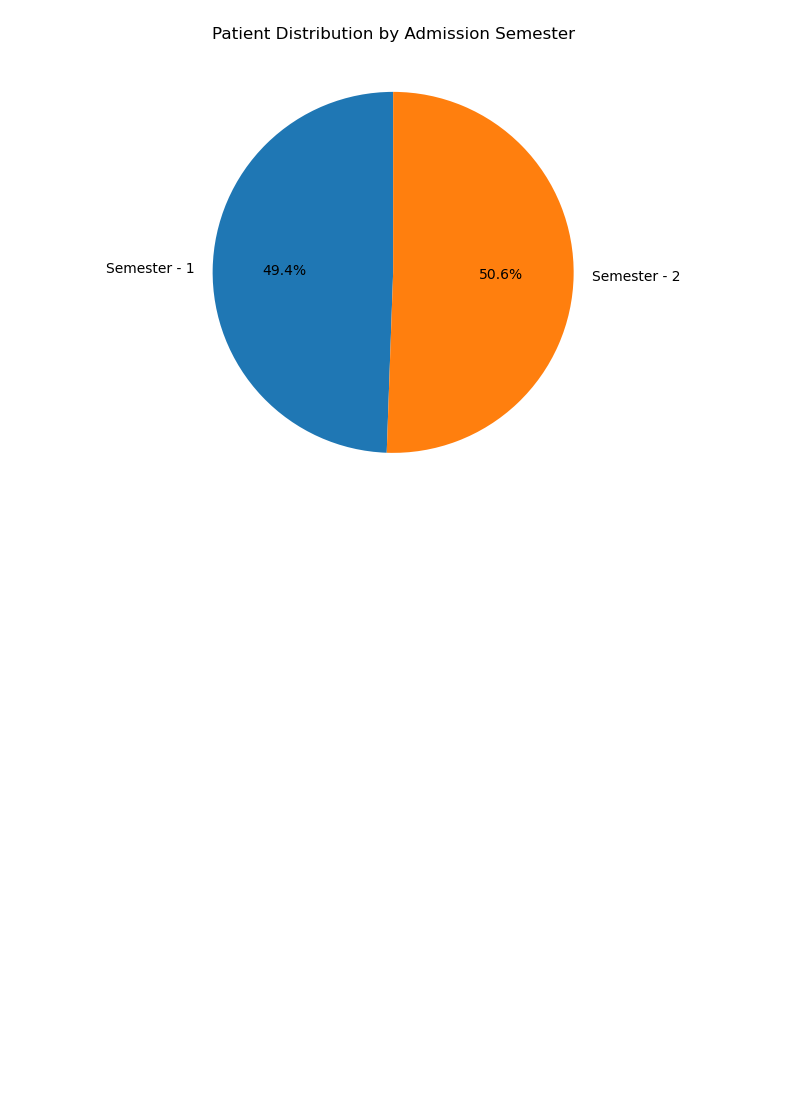
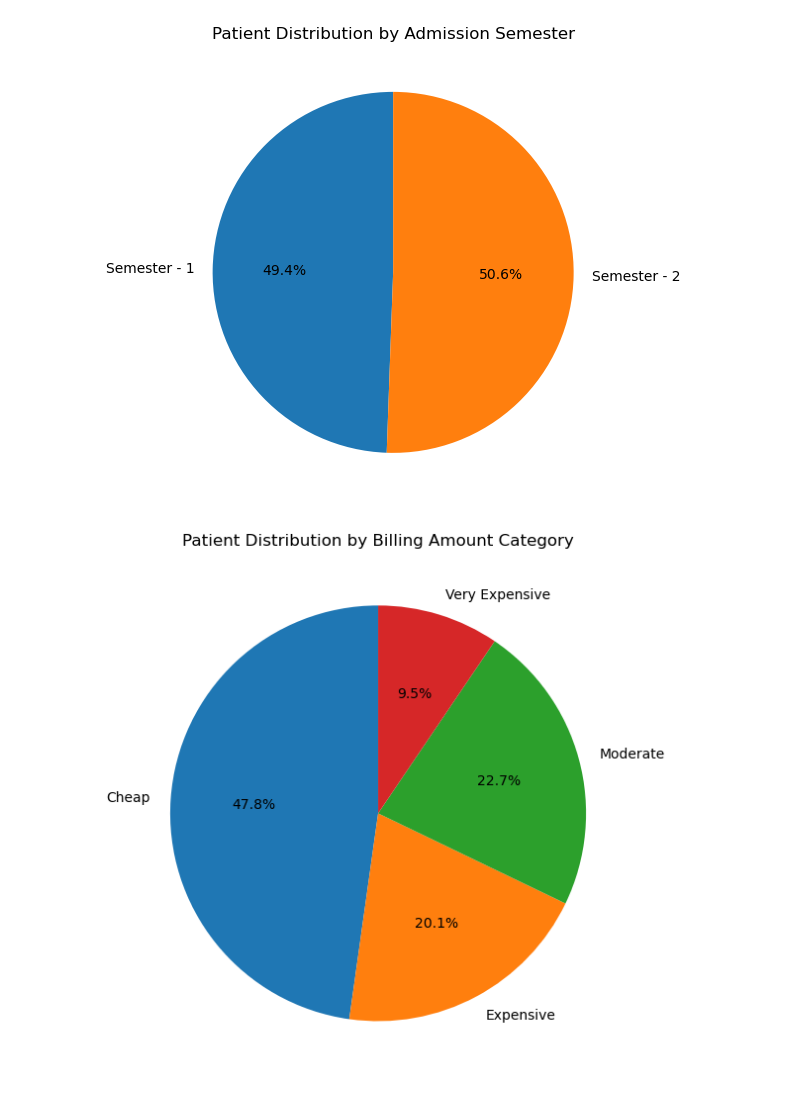
Before and after one commit to FlazeFy2/DS-Healthcare_Dataset, a Jupyter notebook: exploratory data analysis-pie.ipynb, the cells around one changed output. Cells and saved outputs as stored; diff of their text form; code cells hidden in the pictures; blank space fills up the shorter version.

Commit message:
[DS] Exploratory Data Analysis (EDA) - Pie Chart Patient Distribution by Billing Amount Category

```diff
--- a/exploratory data analysis-pie.ipynb
+++ b/exploratory data analysis-pie.ipynb
@@ -172,3 +172,36 @@ plt.tight_layout()
 plt.show()
 # %% [output]
 [figure]
+# %%
+import pandas as pd
+import matplotlib.pyplot as plt
+
+# Dataset
+# Exploratory Data Analysis (EDA) - Pie Chart Patient Distribution by Billing Amount Category
+df = pd.read_csv("modified_healthcare_dataset.csv")
+
+# Convert 'Billing Amount' to Category Billing
+def categorize_billing(amount):
+    if amount <= 10000:
+        return "Cheap"
+    elif amount <= 30000:
+        return "Moderate"
+    elif amount <= 60000:
+        return "Expensive"
+    else:
+        return "Very Expensive"
+
+df["Billing Amount Category"] = df["Billing Amount"].apply(categorize_billing)
+
+# Count the number of patients in each category
+quartal_counts = df["Billing Amount Category"].value_counts().sort_index()
+
+# Pie Chart
+plt.figure(figsize=(6, 6))
+quartal_counts.plot.pie(autopct='%1.1f%%', startangle=90)
+plt.title("Patient Distribution by Billing Amount Category")
+plt.ylabel("")
+plt.tight_layout()
+plt.show()
+# %% [output]
+[figure, added]
```
